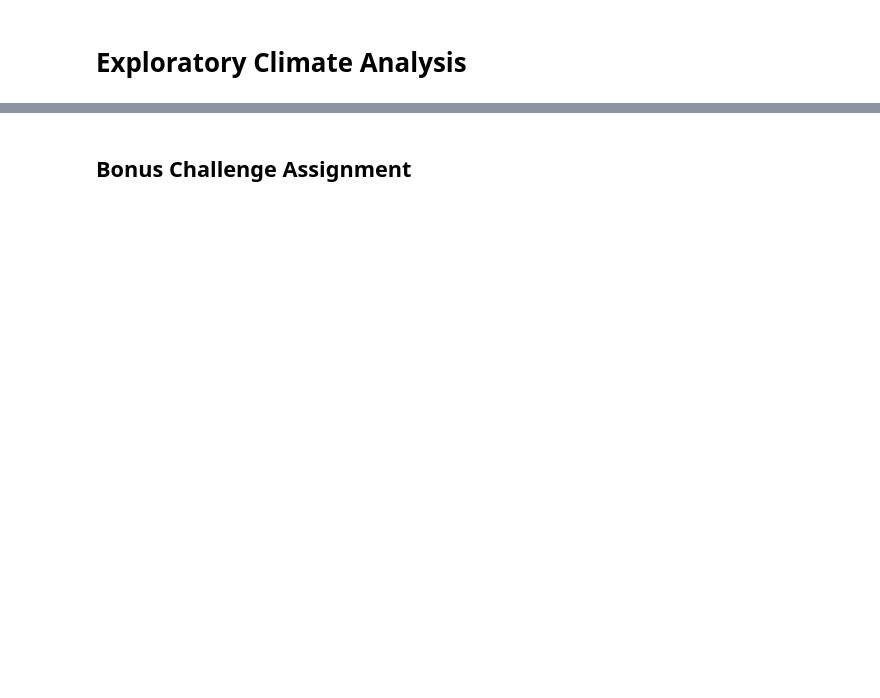
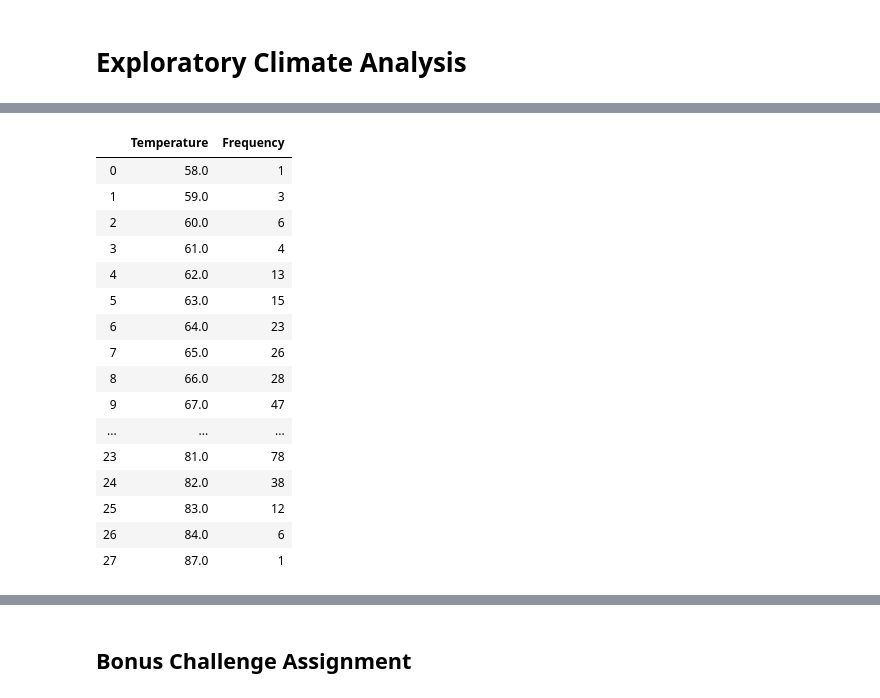
Before and after one commit to Gugunner/sqlalchemy-challenge, a Jupyter notebook: climate_starter.ipynb, the cells around one changed output, grey strips where cells are left out. Drawn from its saved outputs; the diff is of its cells as text; code cells hidden in the pictures; blank space fills up the shorter version.

```diff
--- a/climate_starter.ipynb
+++ b/climate_starter.ipynb
@@ -29,4 +38,5 @@ engine = create_engine("sqlite:///Resources/hawaii.sqlite")
 # %%
 # Create our session (link) from Python to the DB
+session = Session(engine)
 # %% [markdown]
 # Exploratory Climate Analysis
@@ -57,0 +368,34 @@ engine = create_engine("sqlite:///Resources/hawaii.sqlite")
+# %%
+tobs_df = (
+    pd.DataFrame({
+        'Temperature': tobs
+    }).
+    groupby('Temperature').agg({
+        'Temperature': 'count'
+    })
+).rename(columns={
+    'Temperature': 'Frequency'
+})
+tobs_df = tobs_df.sort_values('Frequency')
+
+tobs_df = tobs_df.sort_index()
+tobs_df = tobs_df.reset_index()
+tobs_df
+# %% [output]
+|  | Temperature | Frequency |
+| 0 | 58.0 | 1 |
+| 1 | 59.0 | 3 |
+| 2 | 60.0 | 6 |
+| 3 | 61.0 | 4 |
+| 4 | 62.0 | 13 |
+| 5 | 63.0 | 15 |
+| 6 | 64.0 | 23 |
+| 7 | 65.0 | 26 |
+| 8 | 66.0 | 28 |
+| 9 | 67.0 | 47 |
+| ... | ... | ... |
+| 23 | 81.0 | 78 |
+| 24 | 82.0 | 38 |
+| 25 | 83.0 | 12 |
+| 26 | 84.0 | 6 |
+| 27 | 87.0 | 1 |
```
Also changed, not shown: parts of 31 cells of this notebook.
